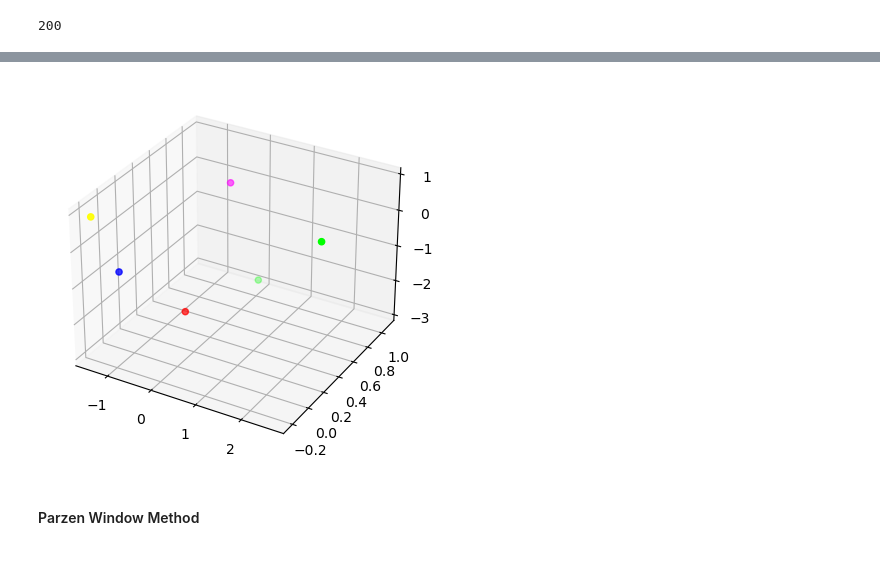
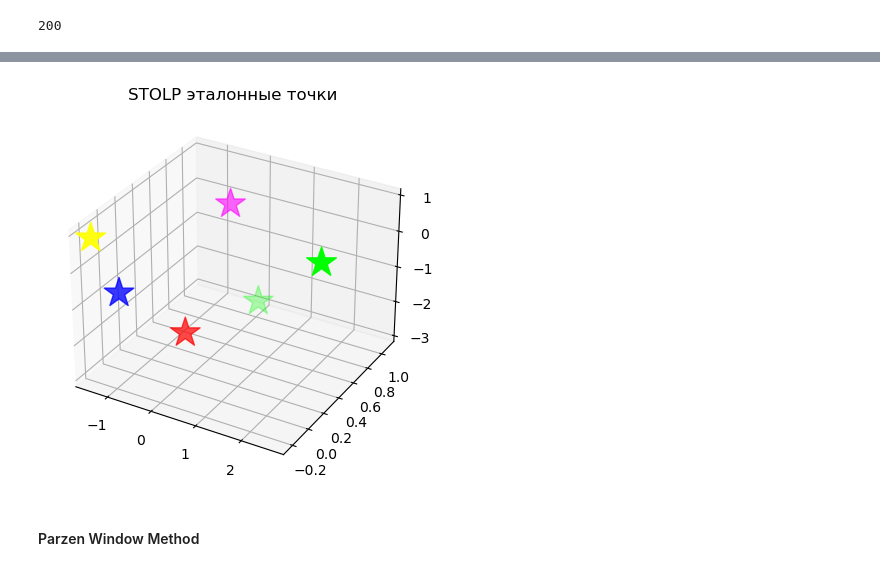
Before and after one commit to natalia-sd/AI-andstuff, a Jupyter notebook: semester 2 (feb - jun 2023)/lab_1 metric algos.ipynb, the cells around one changed output, grey strips where cells are left out. Drawn from its saved outputs; the diff is of its cells as text; code cells hidden in the pictures.

Commit message:
FIX: plot func

```diff
--- a/semester 2 (feb - jun 2023)/lab_1 metric algos.ipynb
+++ b/semester 2 (feb - jun 2023)/lab_1 metric algos.ipynb
@@ -87,7 +87,7 @@ KNeighborsClassifier(n_neighbors=6)
 # %%
 predictions = model.predict(X_test)
 # %%
-def plot(data, preds):
+def plot(data, preds, title, marker='o', size=30):
     colors = [np.array([1, 0, 0]).reshape(1, -1),
               np.array([0, 1, 0]).reshape(1, -1),
               np.array([0, 0, 1]).reshape(1, -1),
@@ -99,10 +99,12 @@ def plot(data, preds):
     ax = fig.add_subplot(111,
                          projection='3d'
                         )
+    ax.set_title(title)
     ax.scatter(data[ : , 0],
                data[ : , 1],
                data[ : , 2],
-               c=c) # изображаем классификацию
+               c=c, marker=marker,
+              s=size) # изображаем классификацию
     plt.show()
 
 
@@ -307,7 +291,7 @@ stolp_prx, stolp_pry = stolp(X_test, Y_test, 3, 1, 5)
 # %%
-plot(stolp_prx, stolp_pry)
+plot(stolp_prx, stolp_pry, 'STOLP эталонные точки', '*', 500)
 # %% [output]
-[figure, old version]
+[figure, new version]
 # %% [markdown]
 #### Parzen Window Method
 # %%
```
Also changed, not shown: parts of 2 cells of this notebook.
